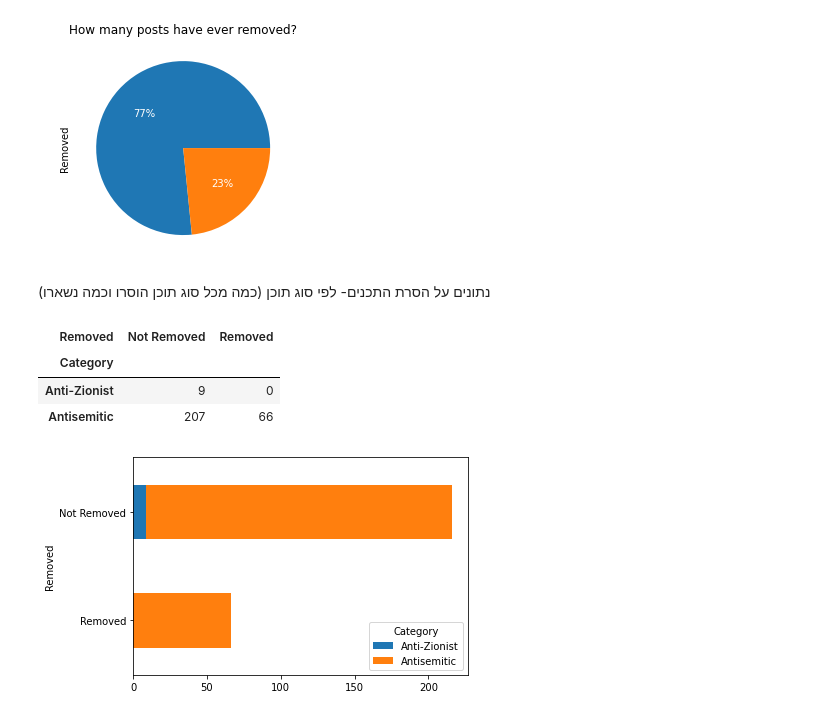
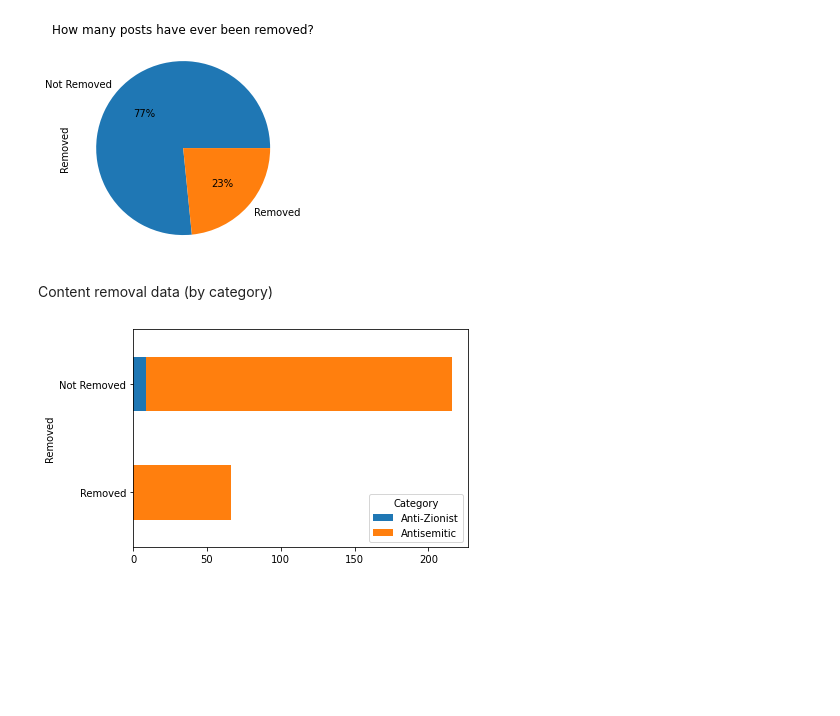
Before and after one commit to zackb124/Data-analysis-project-FOA, a Jupyter notebook: inner organization report/Inner organization report.ipynb, the cells around one changed output. Saved outputs shown, nothing was run; the diff lists cells and outputs as text; code cells hidden in the pictures; blank space fills up the shorter version.

```diff
--- a/inner organization report/Inner organization report.ipynb
+++ b/inner organization report/Inner organization report.ipynb
@@ -24,4 +27,4 @@ df=pd.read_excel(user_file)
 # %%
-#remove column - "removed 1"
+#Remove unnecessary column - "removed 1"
 
-df.drop(columns=['Removed 1'],inplace=False)
+df.drop(columns=['Removed 1'],inplace=True)
@@ -100,33 +90,24 @@ plt.savefig("categories_per_each_platform.png",dpi='figure',
 # %%
 #Cheking the percentage of posts removing in general view
 
 status = df["Removed"]
 
 #df.groupby("Category").agg({status:"mean"})
 
-category = df["Category"]
+# category = df["Category"] ###### /\
 
 
 general_removal_view = status.value_counts() #get general info about the removal process of platforms
 
-general_removal_view_plot = general_removal_view.plot(kind = "pie" , autopct='%1.0f%%', title = "How many posts have ever removed?", textprops={'color':"w"})
+general_removal_view_plot = general_removal_view.plot(kind = "pie" , autopct='%1.0f%%', title = "How many posts have ever been removed?", textprops={'color':"black"})
 
 
 plt.savefig("general_removal_view_plot.png",dpi='figure',
         bbox_inches= 'tight', pad_inches=0.1,
         facecolor='auto', edgecolor='auto',
         backend=None)
 # %% [output]
-[figure, old version]
+[figure, new version]
-# %% [markdown]
-נתונים על הסרת התכנים- לפי סוג תוכן (כמה מכל סוג תוכן הוסרו וכמה נשארו)
-# %%
-df.groupby(['Category', 'Removed'])['Removed'].count().unstack('Removed').fillna(0).astype(int)
-
-#set the columns in chronogical order ##
-# %% [output]
-| Removed | Not Removed | Removed |
-| Category |  |  |
-| Anti-Zionist | 9 | 0 |
-| Antisemitic | 207 | 66 |
+# %% [markdown]
+Content removal data (by category)
 # %%
```
Also changed, not shown: parts of 42 cells of this notebook, 4 other files.
